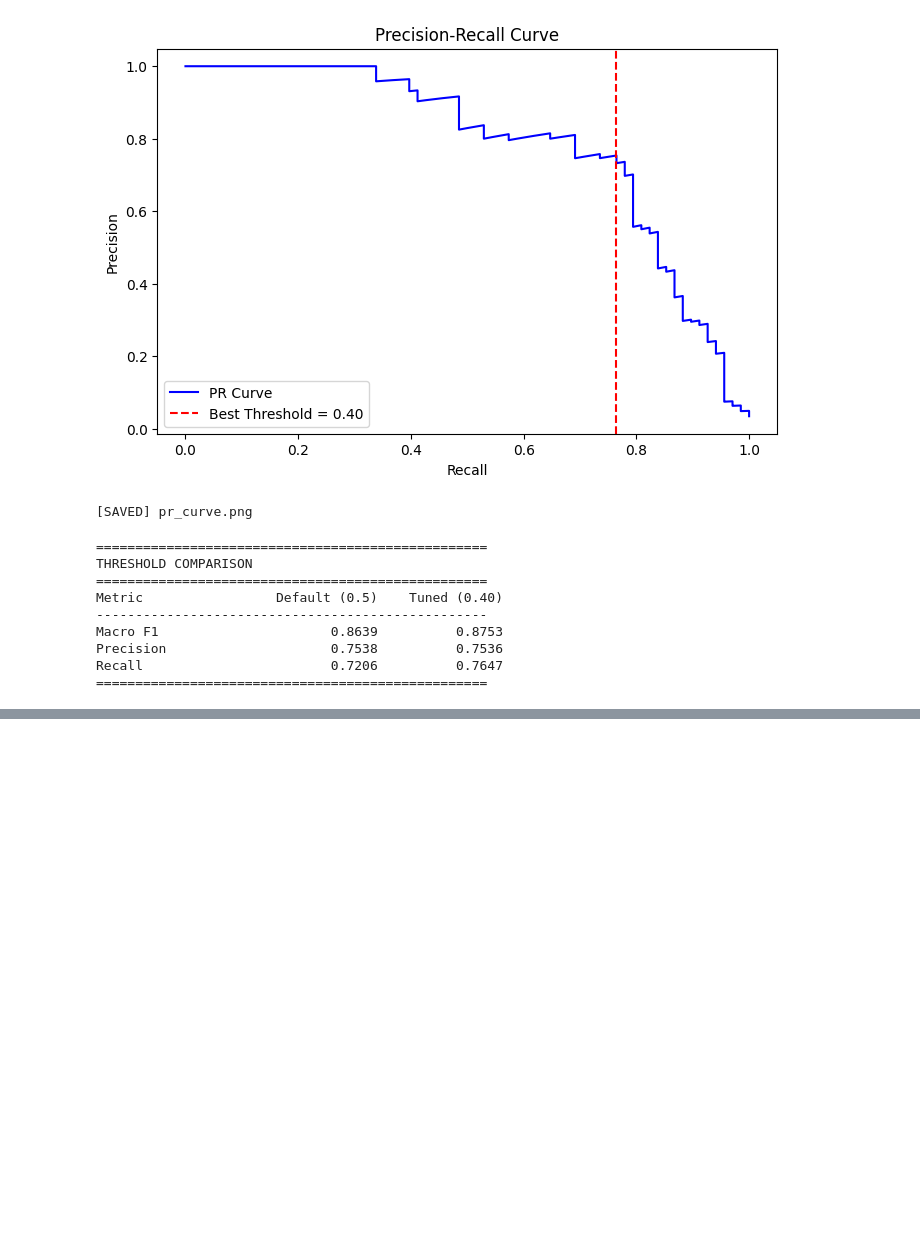
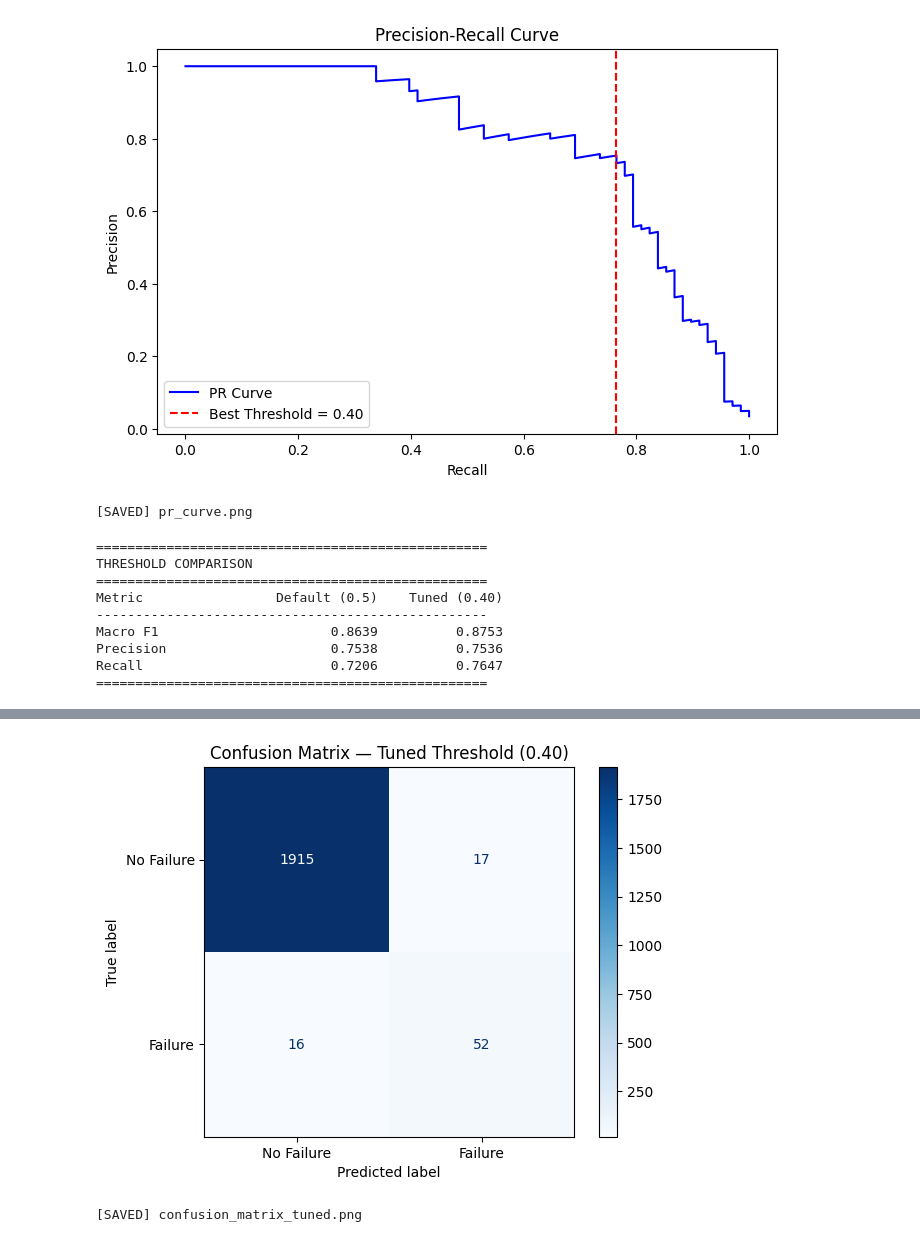
Before and after one commit to Swayam085/predictive-maintenance, a Jupyter notebook: notebooks/03_model.ipynb, the cells around one changed output, grey strips where cells are left out. Saved outputs shown, nothing was run; the diff lists cells and outputs as text; code cells hidden in the pictures; blank space fills up the shorter version.

Commit message:
feat: confusion matrix and ROC-AUC updated with tuned threshold (fixes #11)

```diff
--- a/notebooks/03_model.ipynb
+++ b/notebooks/03_model.ipynb
@@ -639,0 +693,16 @@ Noise 0.20 → Mean F1: 0.8594 ± 0.0119
+# %%
+from sklearn.metrics import ConfusionMatrixDisplay, confusion_matrix
+import matplotlib.pyplot as plt
+
+cm = confusion_matrix(y_te, y_pred_tuned)
+disp = ConfusionMatrixDisplay(confusion_matrix=cm,
+       display_labels=["No Failure", "Failure"])
+disp.plot(cmap='Blues')
+plt.title('Confusion Matrix — Tuned Threshold (0.40)')
+plt.savefig('../reports/figures/confusion_matrix_tuned.png',
+            bbox_inches='tight')
+plt.show()
+print("[SAVED] confusion_matrix_tuned.png")
+# %% [output]
+[figure, added]
+[SAVED] confusion_matrix_tuned.png
```
Also changed, not shown: parts of 10 cells of this notebook, 6 other files.
